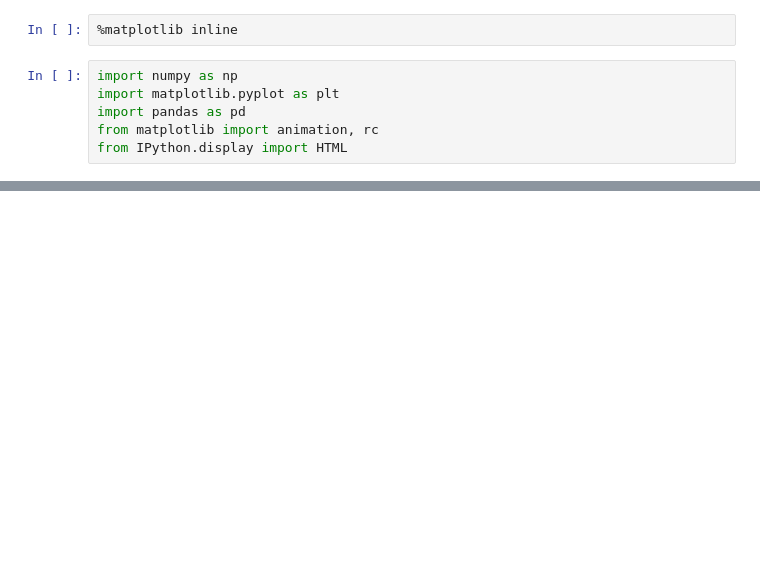
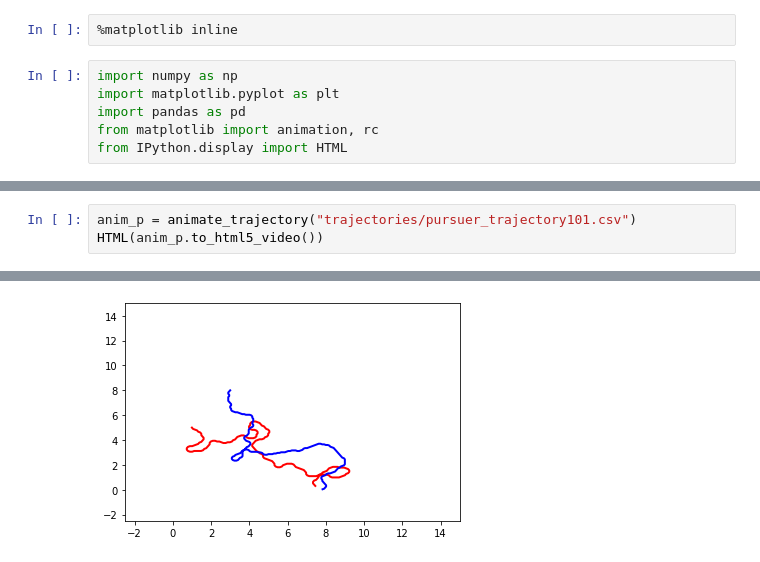
Before and after one commit to fbrand-new/reinforced-birds, a Jupyter notebook: analysis.ipynb, the cells around one changed output, grey strips where cells are left out. Saved outputs shown, nothing was run; the diff lists cells and outputs as text; blank space fills up the shorter version.

```diff
--- a/analysis.ipynb
+++ b/analysis.ipynb
@@ -57,0 +56,4 @@ HTML(anim_p.to_html5_video())
+# %%
+anim_p = animate_trajectory("trajectories/pursuer_trajectory101.csv")
+HTML(anim_p.to_html5_video())
+# %% [output]
@@ -58 +61,2 @@ HTML(anim_p.to_html5_video())
+[figure, added]
 # %%
```
Also changed, not shown: parts of 5 cells of this notebook, 17 other files.
